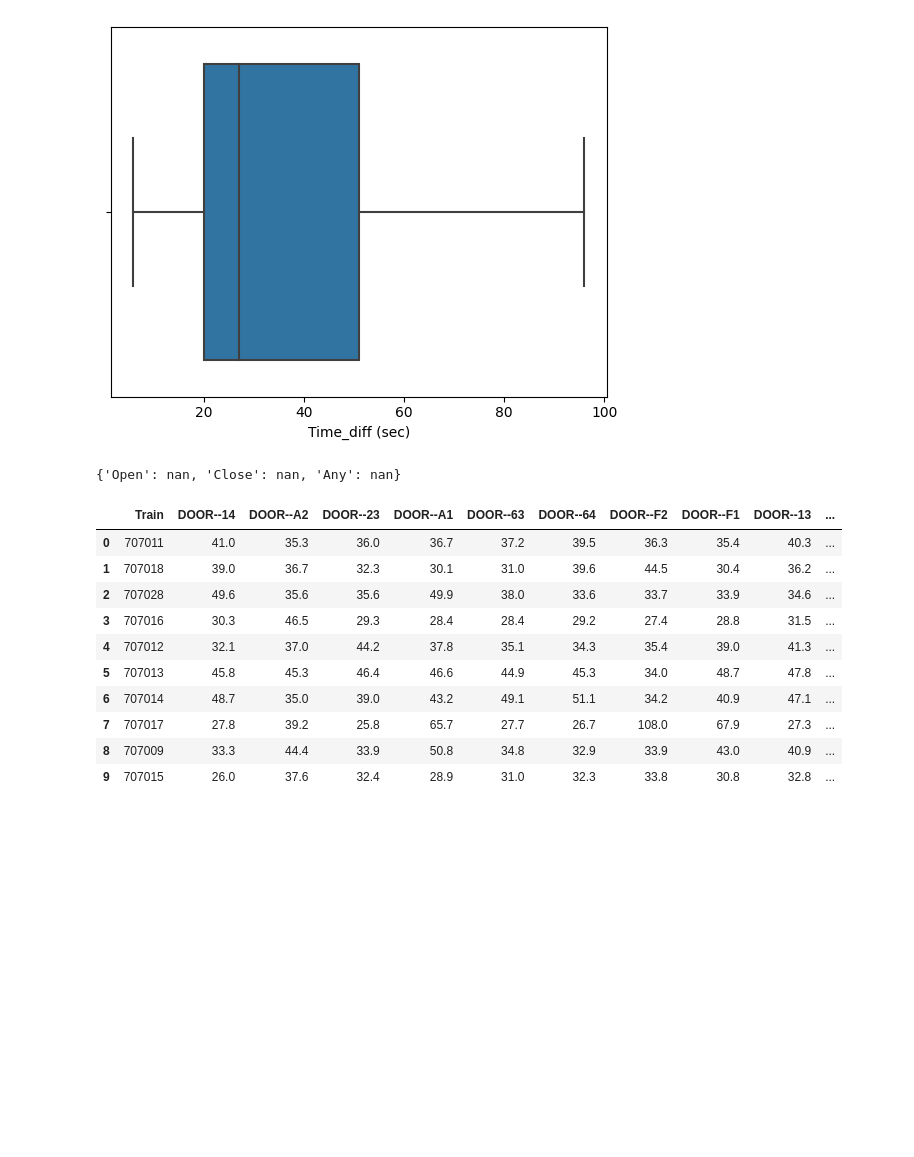
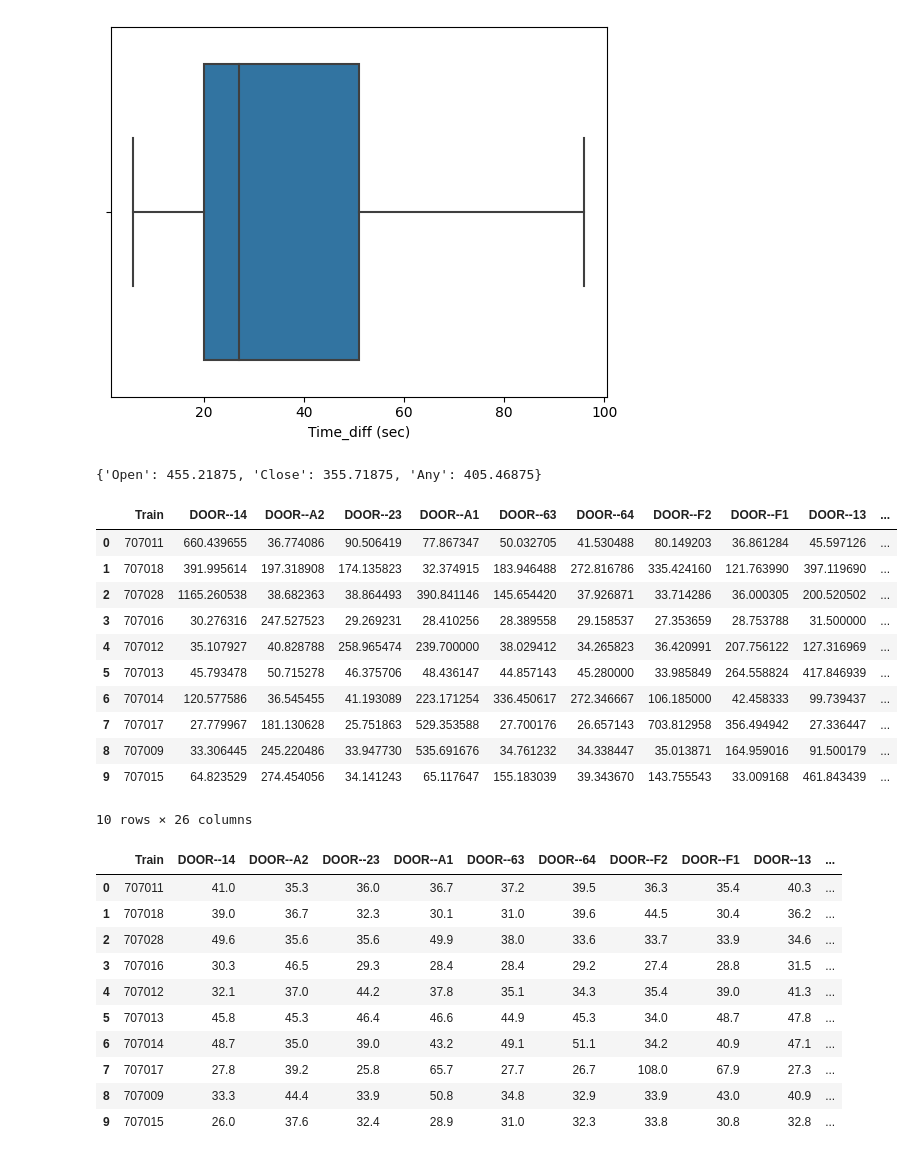
Before and after one commit to Calonnec/S_interview, a Jupyter notebook: Data exploration.ipynb, the cells around one changed output. Drawn from its saved outputs; the diff is of its cells as text; code cells hidden in the pictures; blank space fills up the shorter version.

```diff
--- a/Data exploration.ipynb
+++ b/Data exploration.ipynb
@@ -127,16 +207,16 @@ for day, train_data in door_dict_day.items():
     for train, door_dict in train_data.items():
         time_door_dict = {}
         for door, data in door_dict.items():
-            averge_open = data[(data["Status"] == 1) & (data["Time_diff (sec)"]<150)]["Time_diff (sec)"].mean()
+            averge_open = data[(data["Status"] == 1)]["Time_diff (sec)"].mean()
             avergae_close = data[data["Status"] == 0]["Time_diff (sec)"].mean()
             average_door = data["Time_diff (sec)"].mean()
             time_door_dict[door] = {"Open": averge_open, "Close": avergae_close, "Any": average_door}
         time_train_dict[train] = time_door_dict
     time_day_dict[day] = time_train_dict
 # %%
-time_day_dict["Day 1"]["707011"]["DOOR--A5"]
+time_day_dict["Day 1"]["707009"]["DOOR--A2"]
 # %% [output]
-{'Open': nan, 'Close': nan, 'Any': nan}
+{'Open': 455.21875, 'Close': 355.71875, 'Any': 405.46875}
 # %%
 def make_average_df(status):
 
@@ -159,7 +239,22 @@ def make_average_df(status):
 
     df_ave_time = ((df_time_dict["Day 1"].select_dtypes("number") + df_time_dict["Day 2"].select_dtypes("number"))/2)
     df_ave_time.insert(loc=0, column='Train', value=df_time_dict["Day 2"]["train_nb"])
-    return df_ave_time
+    return df_time_dict, df_ave_time
+# %%
+make_average_df("Open")[1]
+# %% [output]
+|  | Train | DOOR--14 | DOOR--A2 | DOOR--23 | DOOR--A1 | DOOR--63 | DOOR--64 | DOOR--F2 | DOOR--F1 | DOOR--13 | ... |
+| 0 | 707011 | 660.439655 | 36.774086 | 90.506419 | 77.867347 | 50.032705 | 41.530488 | 80.149203 | 36.861284 | 45.597126 | ... |
+| 1 | 707018 | 391.995614 | 197.318908 | 174.135823 | 32.374915 | 183.946488 | 272.816786 | 335.424160 | 121.763990 | 397.119690 | ... |
+| 2 | 707028 | 1165.260538 | 38.682363 | 38.864493 | 390.841146 | 145.654420 | 37.926871 | 33.714286 | 36.000305 | 200.520502 | ... |
+| 3 | 707016 | 30.276316 | 247.527523 | 29.269231 | 28.410256 | 28.389558 | 29.158537 | 27.353659 | 28.753788 | 31.500000 | ... |
+| 4 | 707012 | 35.107927 | 40.828788 | 258.965474 | 239.700000 | 38.029412 | 34.265823 | 36.420991 | 207.756122 | 127.316969 | ... |
+| 5 | 707013 | 45.793478 | 50.715278 | 46.375706 | 48.436147 | 44.857143 | 45.280000 | 33.985849 | 264.558824 | 417.846939 | ... |
+| 6 | 707014 | 120.577586 | 36.545455 | 41.193089 | 223.171254 | 336.450617 | 272.346667 | 106.185000 | 42.458333 | 99.739437 | ... |
+| 7 | 707017 | 27.779967 | 181.130628 | 25.751863 | 529.353588 | 27.700176 | 26.657143 | 703.812958 | 356.494942 | 27.336447 | ... |
+| 8 | 707009 | 33.306445 | 245.220486 | 33.947730 | 535.691676 | 34.761232 | 34.338447 | 35.013871 | 164.959016 | 91.500179 | ... |
+| 9 | 707015 | 64.823529 | 274.454056 | 34.141243 | 65.117647 | 155.183039 | 39.343670 | 143.755543 | 33.009168 | 461.843439 | ... |
+10 rows × 26 columns
 # %%
 list_status = ['Open', 'Close', 'Any']
 
```
Also changed, not shown: parts of 15 cells of this notebook, 2 other files.
